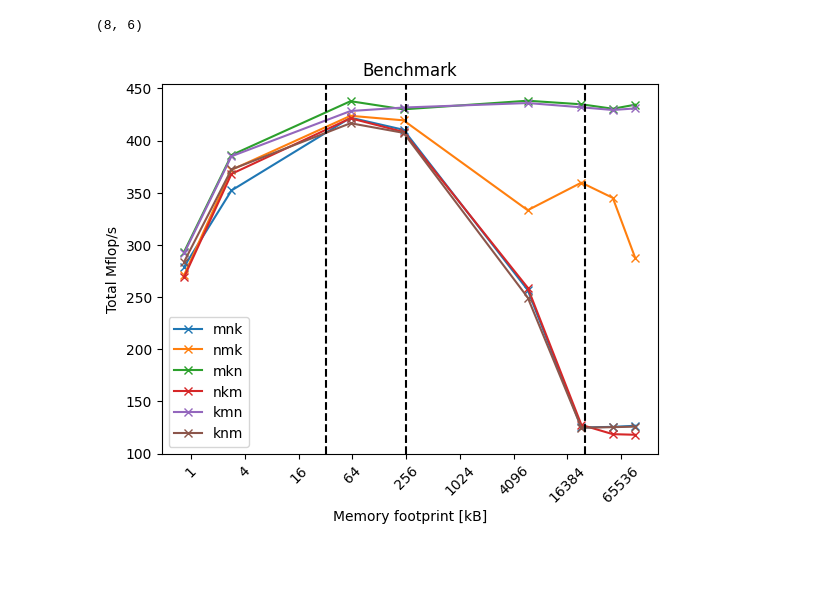
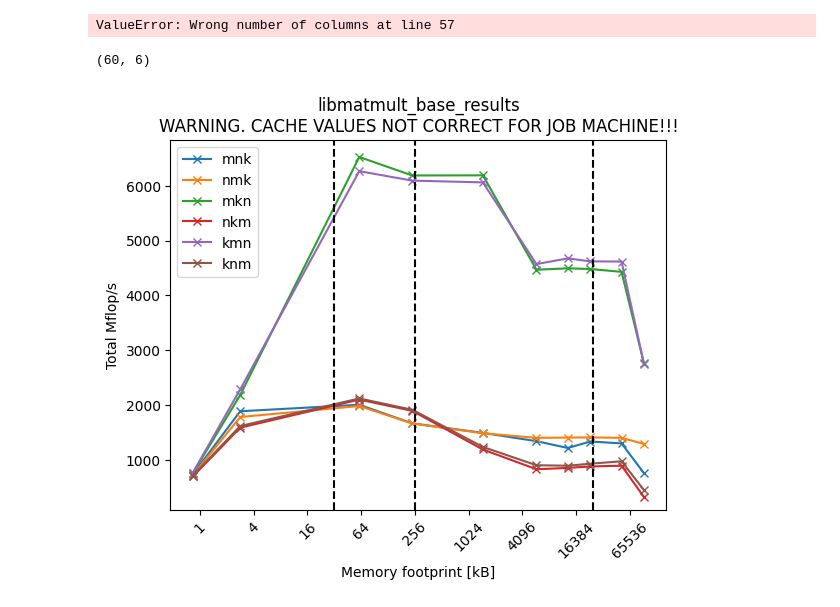
Before and after one commit to ionymikler/HIghPerformanceProgramming_Projects, a Jupyter notebook: project_1/perf_plotting.ipynb, the cells around one changed output. Saved outputs shown, nothing was run; the diff lists cells and outputs as text; code cells hidden in the pictures; blank space fills up the shorter version.

```diff
--- a/project_1/perf_plotting.ipynb
+++ b/project_1/perf_plotting.ipynb
@@ -17,7 +18,10 @@ class Results:
 # %%
 # read data
-RESULTS_FILE = "results.log"
+RESULTS_FILE = Path("results/libmatmult_O3_results.dat")
+
+# ---------
 PERMS = ["mnk", "nmk", "mkn", "nkm", "kmn", "knm"]
+# PERMS = ["mnk"]
 RUNS_PER_PERM = 10
 
 cache_levels = [ # in kB
@@ -28,11 +32,12 @@ cache_levels = [ # in kB
 
 data:np.ndarray = np.loadtxt(RESULTS_FILE)
 split = np.split(data,len(PERMS),0)
+# %% [output]
+ValueError: Wrong number of columns at line 57
-# %%
-a = split[0]
-a.shape
-# %% [output]
-(8, 6)
+# %%
+data.shape
+# %% [output]
+(60, 6)
 # %%
 results_dict:Dict[str,Results] = dict()
 
@@ -49,34 +54,33 @@ for data, perm in zip(split, PERMS):
     )
     results_dict[perm] = result
 # %%
-title = input("provide title for plot: ")
 plt.figure()
 
 for perm, res in results_dict.items():
     plt.plot(res.mem_usage, res.mflops,"-x",label=res.name)
 
 plt.legend()
 
 # log scale for X axis
 plt.xscale('log', base=2)
 plt.gca().xaxis.set_major_formatter(plt.ScalarFormatter())
 plt.locator_params(axis='x', numticks=13)
 
 for cache_level in cache_levels:
     plt.axvline(cache_level, color='k', linestyle='--')
 
 # make the ticks on an angle
 plt.xticks(rotation=45)
 
 plt.xlabel('Memory footprint [kB]')
 plt.ylabel('Total Mflop/s')
 
 # set y-axis lower limit to 0
 plt.ylim(bottom=100)
 
-plt.title(title)
+plt.title(f"{RESULTS_FILE.stem}\nWARNING. CACHE VALUES NOT CORRECT FOR JOB MACHINE!!!")
 
-plt.savefig("benchmark")
+plt.savefig(f"results/{RESULTS_FILE.stem}.png")
 plt.show()
 # %% [output]
-[figure, old version]
+[figure, new version]
```
Also changed, not shown: parts of 2 cells of this notebook, 11 other files.
